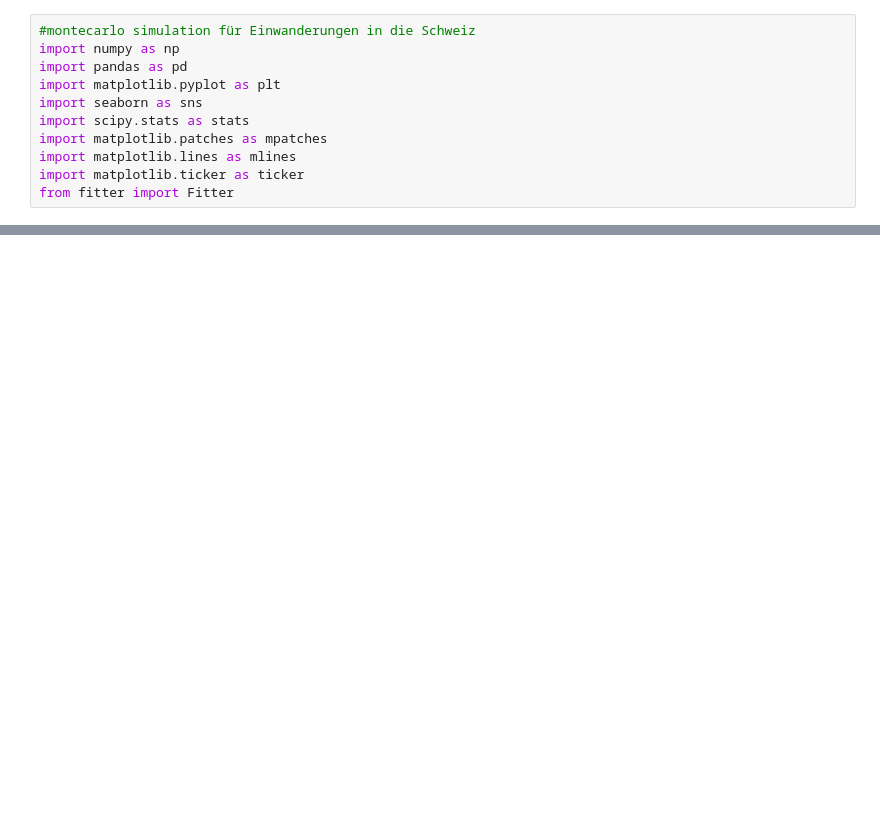
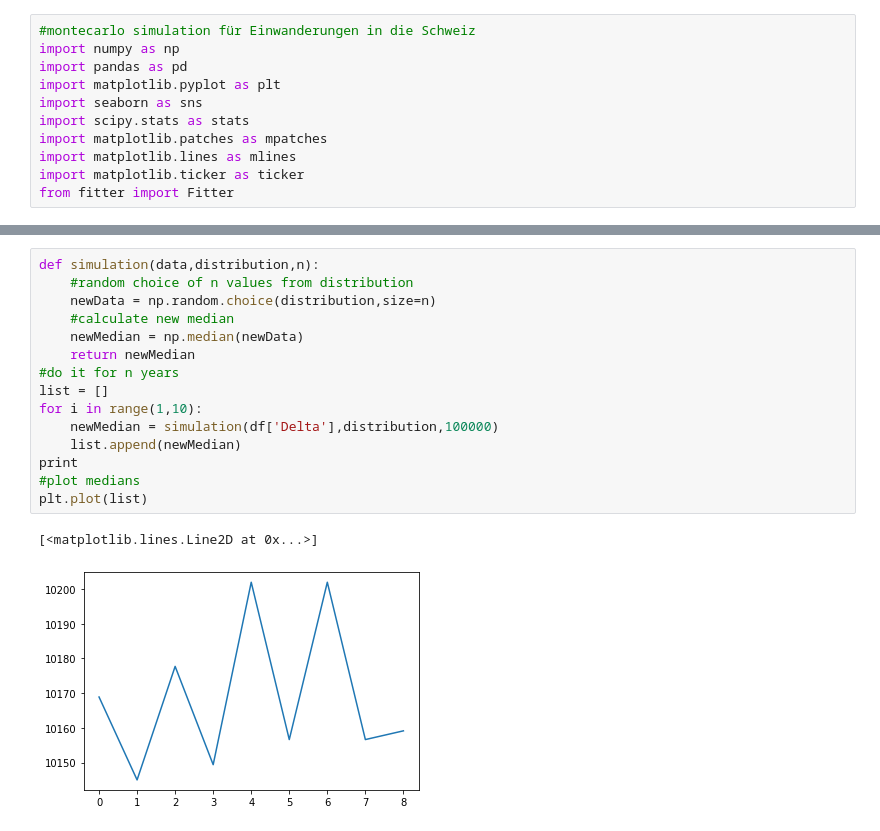
Before and after one commit to nicolarohner1337/omc-WER, a Jupyter notebook: Code/mc_test.ipynb, the cells around one changed output, grey strips where cells are left out. Drawn from its saved outputs; the diff is of its cells as text; blank space fills up the shorter version.

```diff
--- a/Code/mc_test.ipynb
+++ b/Code/mc_test.ipynb
@@ -81,0 +95,18 @@ WARNING:matplotlib.legend:No handles with labels found to put in legend.
+# %%
+def simulation(data,distribution,n):
+    #random choice of n values from distribution
+    newData = np.random.choice(distribution,size=n)
+    #calculate new median
+    newMedian = np.median(newData)
+    return newMedian
+#do it for n years
+list = []
+for i in range(1,10):
+    newMedian = simulation(df['Delta'],distribution,100000)
+    list.append(newMedian)
+print
+#plot medians
+plt.plot(list)
+# %% [output]
+[<matplotlib.lines.Line2D at 0x...>]
+[figure, added]
```
Also changed, not shown: parts of 6 cells of this notebook, 2 other files.
